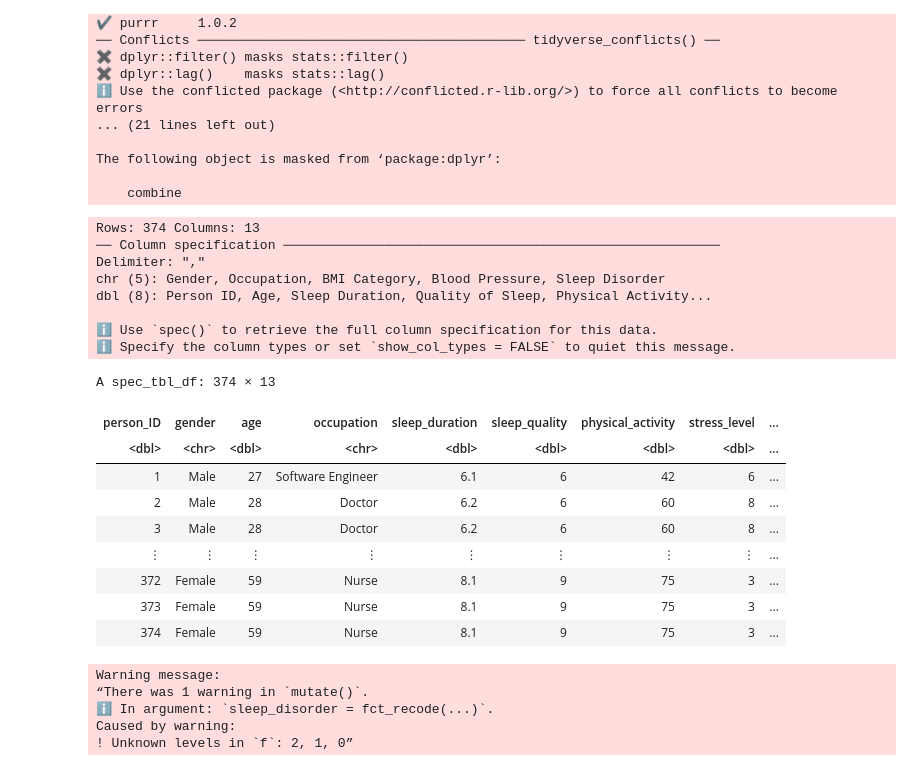
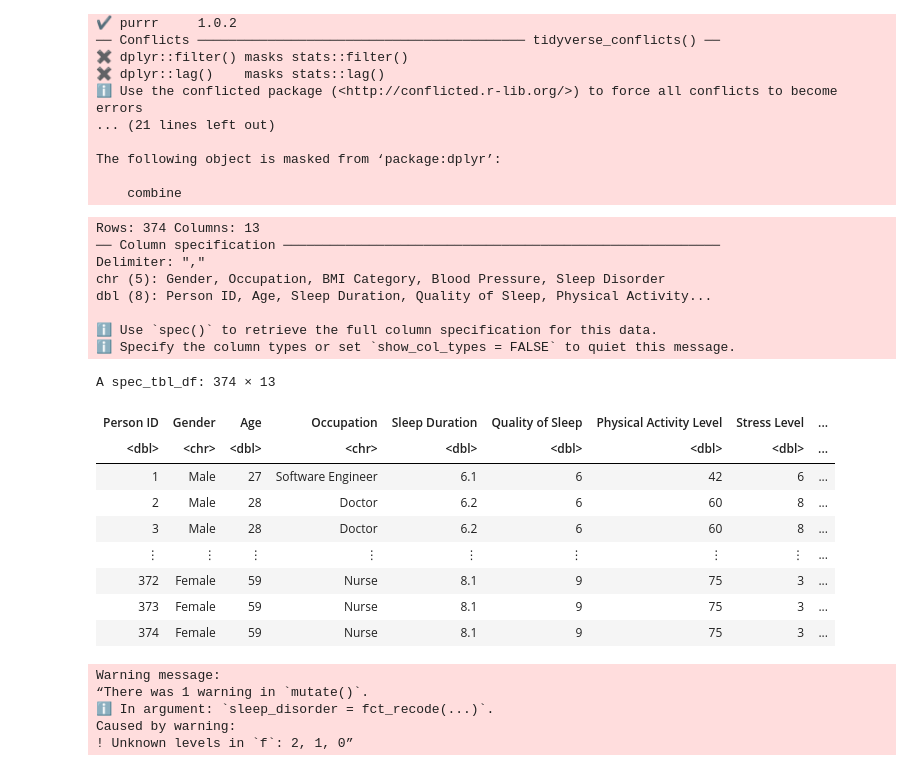
Before and after one commit to d-alex171/dsci-project, a Jupyter notebook: ProjectReport.ipynb, the cells around one changed output. Cells and saved outputs as stored; diff of their text form; code cells hidden in the pictures.

```diff
--- a/ProjectReport.ipynb
+++ b/ProjectReport.ipynb
@@ -36,21 +36,21 @@ The following object is masked from ‘package:dplyr’:
 # %%
 set.seed(2005)
 
 #Read in our data.
-sleep_data <- read_csv("Sleep_health_and_lifestyle_dataset.csv")
+sleep_data_untidy <- read_csv("Sleep_health_and_lifestyle_dataset.csv")
 colnames(sleep_data) <- c("person_ID", "gender", "age", "occupation", "sleep_duration", "sleep_quality", "physical_activity", "stress_level", "BMI", "blood_pressure", "heart_rate", "daily_steps", "sleep_disorder")
-sleep_data
+sleep_data_untidy
 # %% [output]
 Rows: 374 Columns: 13
 ── Column specification ────────────────────────────────────────────────────────
 Delimiter: ","
 chr (5): Gender, Occupation, BMI Category, Blood Pressure, Sleep Disorder
 dbl (8): Person ID, Age, Sleep Duration, Quality of Sleep, Physical Activity...
 
 ℹ Use `spec()` to retrieve the full column specification for this data.
 ℹ Specify the column types or set `show_col_types = FALSE` to quiet this message.
 A spec_tbl_df: 374 × 13
-| person_ID | gender | age | occupation | sleep_duration | sleep_quality | physical_activity | stress_level | ... |
+| Person ID | Gender | Age | Occupation | Sleep Duration | Quality of Sleep | Physical Activity Level | Stress Level | ... |
 | <dbl> | <chr> | <dbl> | <chr> | <dbl> | <dbl> | <dbl> | <dbl> | ... |
 | 1 | Male | 27 | Software Engineer | 6.1 | 6 | 42 | 6 | ... |
 | 2 | Male | 28 | Doctor | 6.2 | 6 | 60 | 8 | ... |
```
Also changed, not shown: parts of 6 cells of this notebook.
